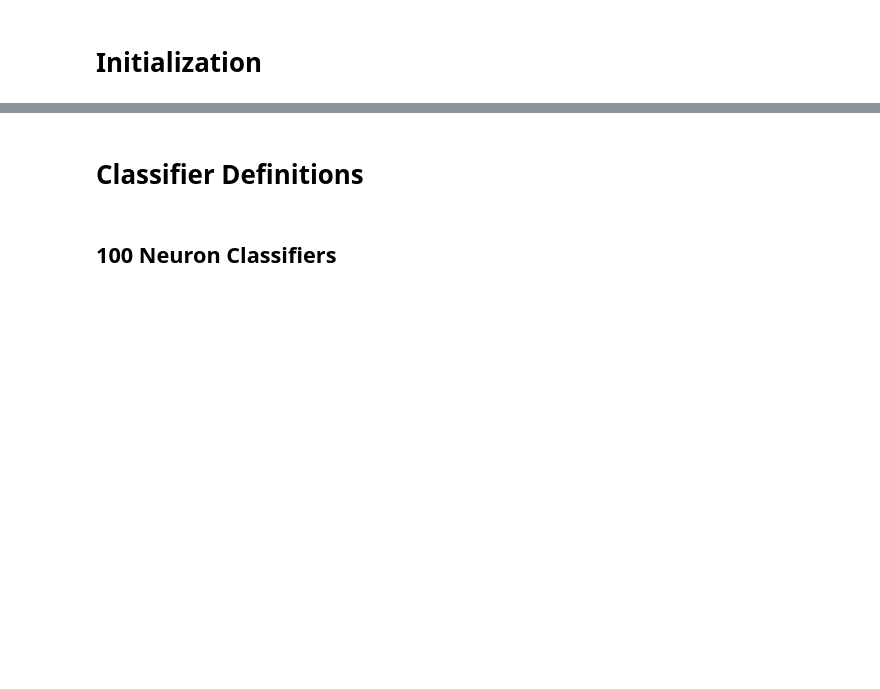
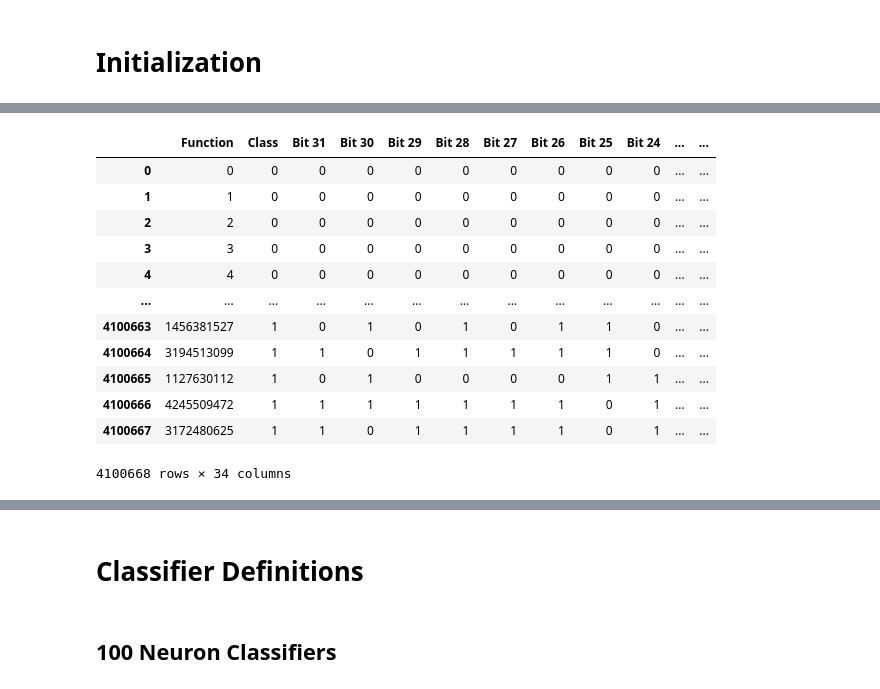
Before and after one commit to celrm/tfg, a Jupyter notebook: Python/ExperimentsWithMetrics.ipynb, the cells around one changed output, grey strips where cells are left out. Saved outputs shown, nothing was run; the diff lists cells and outputs as text; code cells hidden in the pictures; blank space fills up the shorter version.

```diff
--- a/Python/ExperimentsWithMetrics.ipynb
+++ b/Python/ExperimentsWithMetrics.ipynb
@@ -21 +30,22 @@ else:
+# %%
+df = pd.read_csv("bitsDataset.csv")
+input_dim = 32
+df=df.replace(to_replace="Small",value="0")
+df=df.replace(to_replace="Big",value="1")
+# %%
+df
+# %% [output]
+|  | Function | Class | Bit 31 | Bit 30 | Bit 29 | Bit 28 | Bit 27 | Bit 26 | Bit 25 | Bit 24 | ... | ... |
+| 0 | 0 | 0 | 0 | 0 | 0 | 0 | 0 | 0 | 0 | 0 | ... | ... |
+| 1 | 1 | 0 | 0 | 0 | 0 | 0 | 0 | 0 | 0 | 0 | ... | ... |
+| 2 | 2 | 0 | 0 | 0 | 0 | 0 | 0 | 0 | 0 | 0 | ... | ... |
+| 3 | 3 | 0 | 0 | 0 | 0 | 0 | 0 | 0 | 0 | 0 | ... | ... |
+| 4 | 4 | 0 | 0 | 0 | 0 | 0 | 0 | 0 | 0 | 0 | ... | ... |
+| ... | ... | ... | ... | ... | ... | ... | ... | ... | ... | ... | ... | ... |
+| 4100663 | 1456381527 | 1 | 0 | 1 | 0 | 1 | 0 | 1 | 1 | 0 | ... | ... |
+| 4100664 | 3194513099 | 1 | 1 | 0 | 1 | 1 | 1 | 1 | 1 | 0 | ... | ... |
+| 4100665 | 1127630112 | 1 | 0 | 1 | 0 | 0 | 0 | 0 | 1 | 1 | ... | ... |
+| 4100666 | 4245509472 | 1 | 1 | 1 | 1 | 1 | 1 | 1 | 0 | 1 | ... | ... |
+| 4100667 | 3172480625 | 1 | 1 | 0 | 1 | 1 | 1 | 1 | 0 | 1 | ... | ... |
+4100668 rows × 34 columns
 # %%
```
Also changed, not shown: parts of 18 cells of this notebook.
